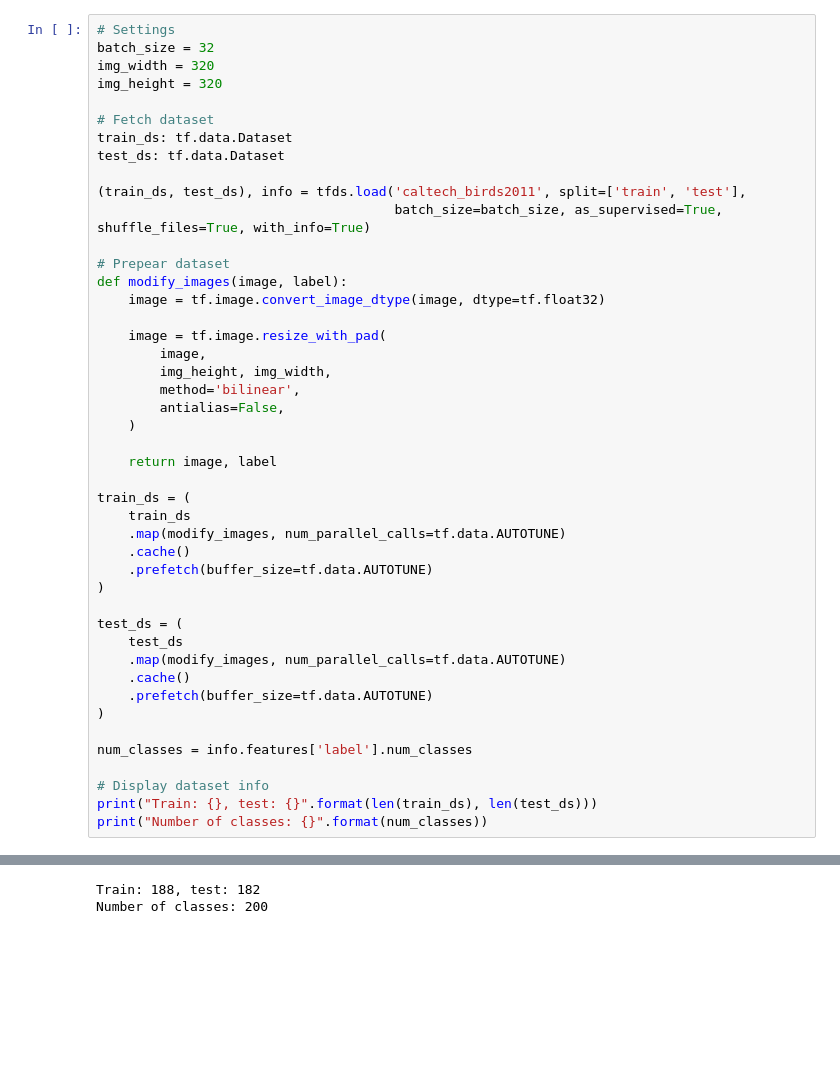
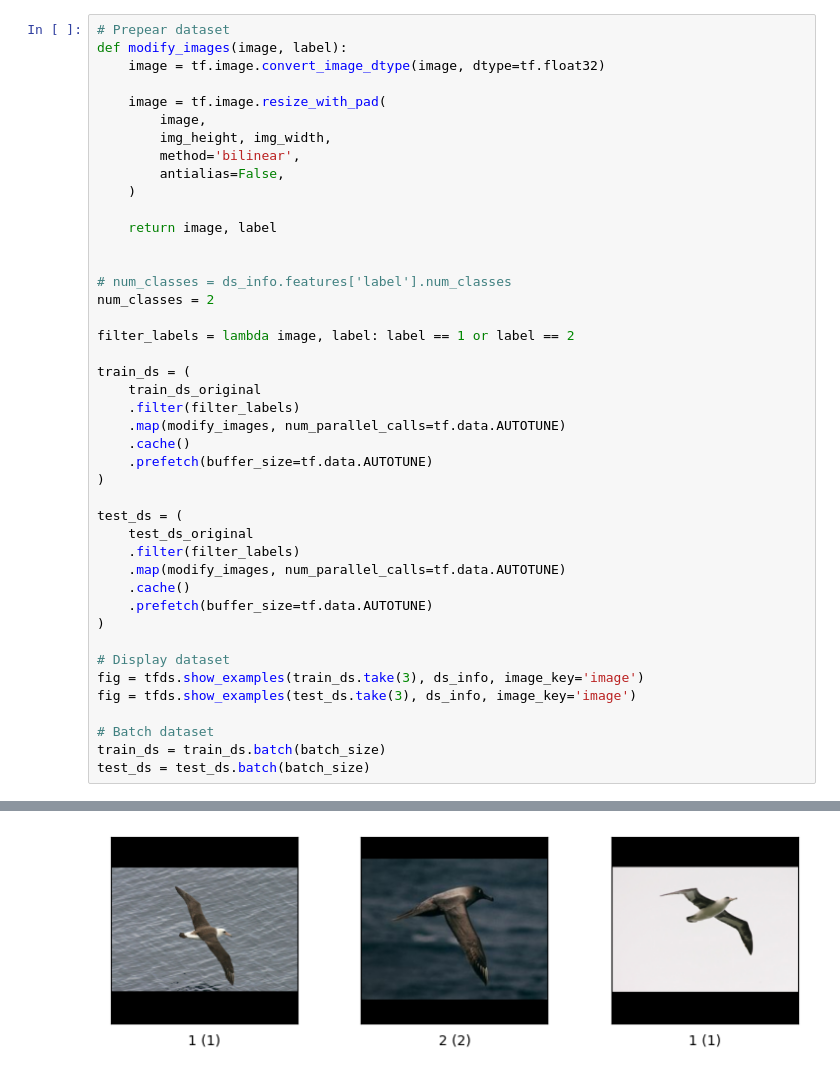
Before and after one commit to mymmrac/ml-research, a Jupyter notebook: ml.ipynb, the cells around one changed output, grey strips where cells are left out. Drawn from its saved outputs; the diff is of its cells as text; blank space fills up the shorter version.

```diff
--- a/ml.ipynb
+++ b/ml.ipynb
@@ -15,16 +35,4 @@ To enable them in other operations, rebuild TensorFlow with the appropriate comp
 # %%
-# Settings
-batch_size = 32
-img_width = 320
-img_height = 320
-
-# Fetch dataset
-train_ds: tf.data.Dataset
-test_ds: tf.data.Dataset
-
-(train_ds, test_ds), info = tfds.load('caltech_birds2011', split=['train', 'test'],
-                                      batch_size=batch_size, as_supervised=True, shuffle_files=True, with_info=True)
-
 # Prepear dataset
 def modify_images(image, label):
     image = tf.image.convert_image_dtype(image, dtype=tf.float32)
@@ -38,23 +46,33 @@ def modify_images(image, label):
 
     return image, label
 
+
+# num_classes = ds_info.features['label'].num_classes
+num_classes = 2
+
+filter_labels = lambda image, label: label == 1 or label == 2
+
 train_ds = (
-    train_ds
+    train_ds_original
+    .filter(filter_labels)
     .map(modify_images, num_parallel_calls=tf.data.AUTOTUNE)
     .cache()
     .prefetch(buffer_size=tf.data.AUTOTUNE)
 )
 
 test_ds = (
-    test_ds
+    test_ds_original
+    .filter(filter_labels)
     .map(modify_images, num_parallel_calls=tf.data.AUTOTUNE)
     .cache()
     .prefetch(buffer_size=tf.data.AUTOTUNE)
 )
 
-num_classes = info.features['label'].num_classes
+# Display dataset
+fig = tfds.show_examples(train_ds.take(3), ds_info, image_key='image')
+fig = tfds.show_examples(test_ds.take(3), ds_info, image_key='image')
 
-# Display dataset info
-print("Train: {}, test: {}".format(len(train_ds), len(test_ds)))
-print("Number of classes: {}".format(num_classes))
+# Batch dataset
+train_ds = train_ds.batch(batch_size)
+test_ds = test_ds.batch(batch_size)
 # %% [output]
@@ -73,2 +79 @@ To enable them in other operations, rebuild TensorFlow with the appropriate comp
-Train: 188, test: 182
-Number of classes: 200
+[figure, added]
```
Also changed, not shown: parts of 6 cells of this notebook.
